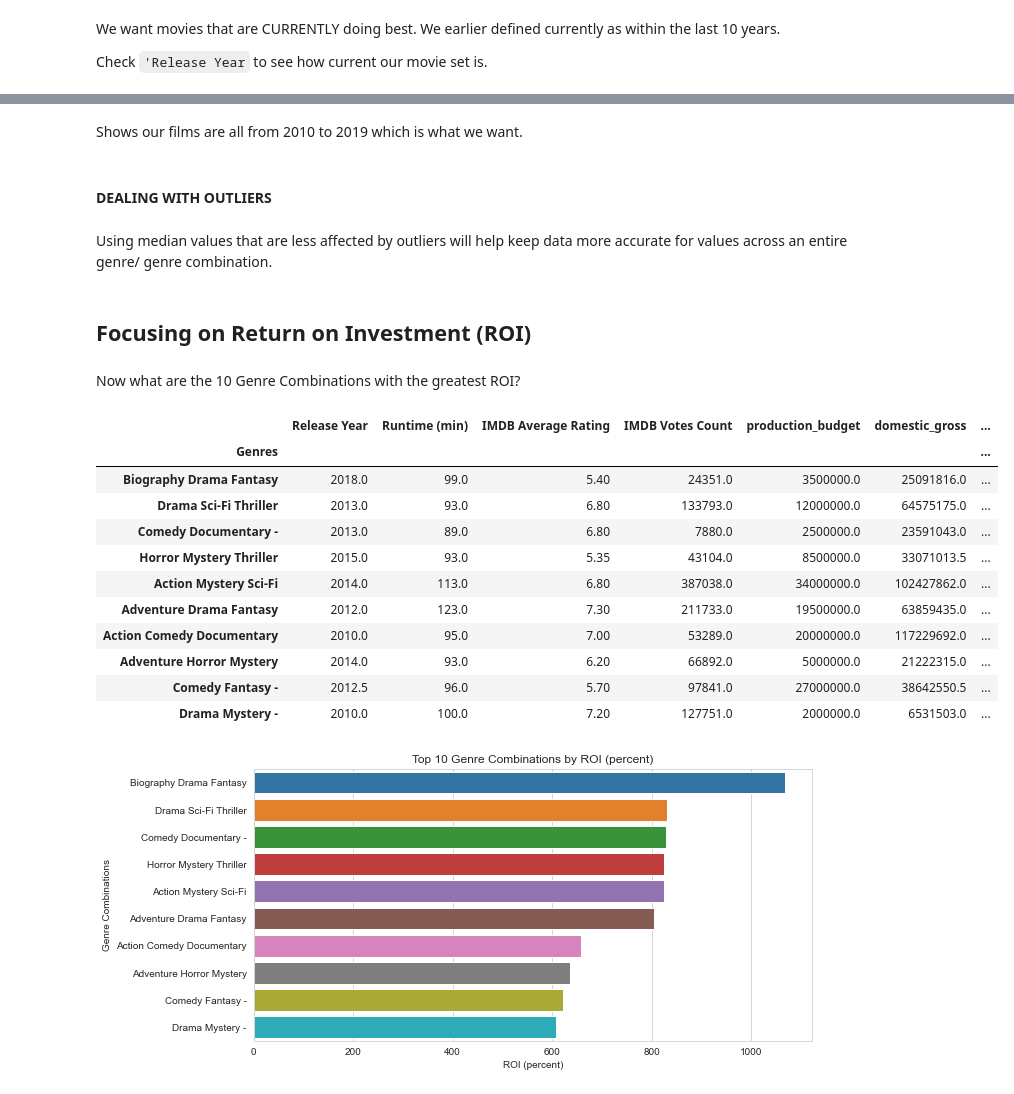
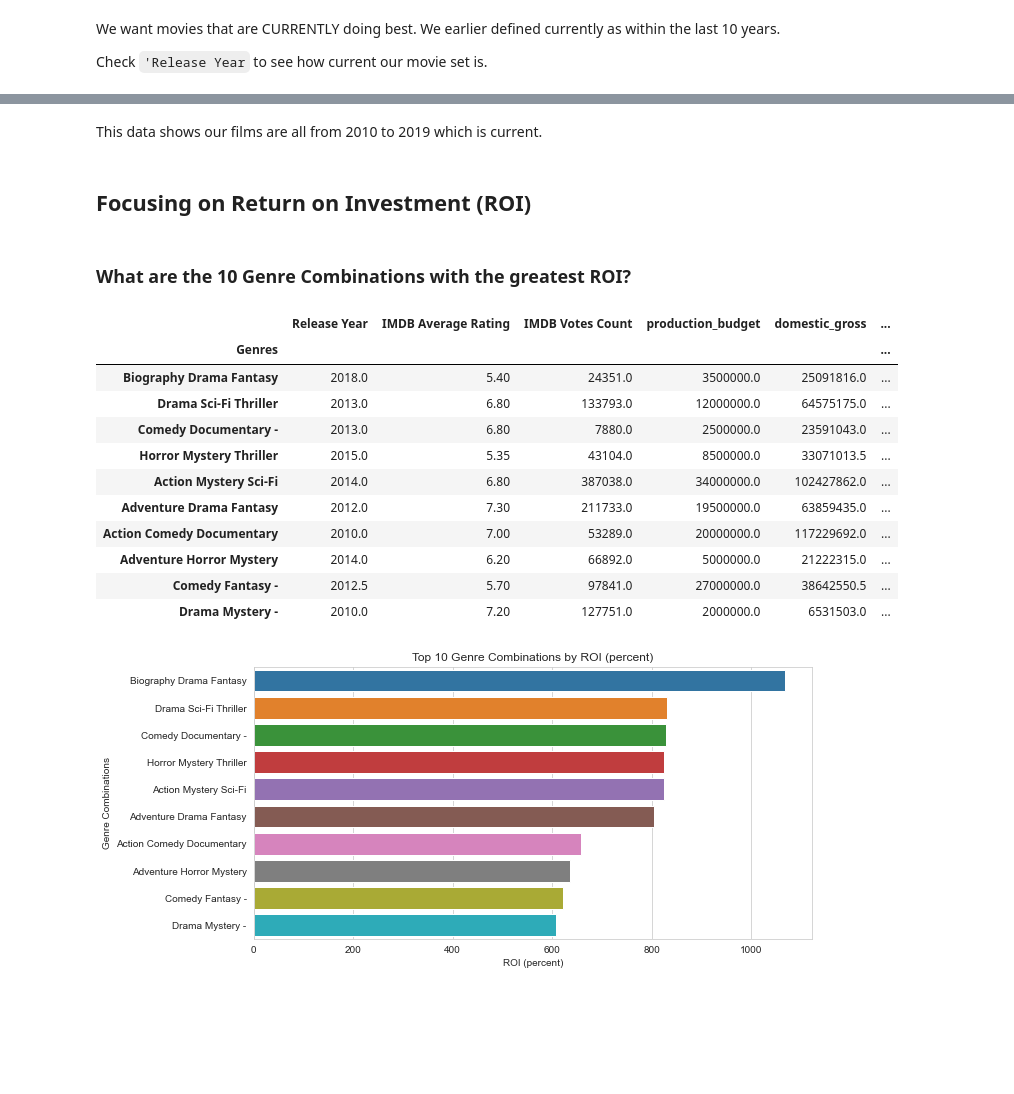
Before and after one commit to aokdata/Film_Performance_EDA, a Jupyter notebook: Film_Performance_EDA.ipynb, the cells around one changed output, grey strips where cells are left out. Cells and saved outputs as stored; diff of their text form; code cells hidden in the pictures; blank space fills up the shorter version.

```diff
--- a/Film_Performance_EDA.ipynb
+++ b/Film_Performance_EDA.ipynb
@@ -178,4 +364,4 @@ Merging based on the following columns in each data frame:
 - mov_budgets_df ('movie')
 # %%
-imdb_bud_df = imdb_df.merge(mov_budgets_df, how="inner", left_on= "Original Film Name", right_on= "movie")
+genres_budgets_df = genres_df.merge(mov_budgets_df, how="inner", left_on= "Original Film Name", right_on= "movie")
 # %%
@@ -187 +371,3 @@ imdb_bud_df= imdb_bud_df[imdb_bud_df["Release Year"] == imdb_bud_df["release_yea
+# %%
+genres_budgets_df= genres_budgets_df[genres_budgets_df["Release Year"] == genres_budgets_df["release_year"]]
 # %%
@@ -207,4 +394,4 @@ Removing unwanted columns
 # %%
-imdb_bud_df = imdb_bud_df.drop(axis=1, columns = \
-            ['id','movie','Original Film Name', 'release_year'])
+genres_budgets_df = genres_budgets_df.drop(axis=1, columns = \
+            ['id','movie','release_year'])
 # %%
@@ -371,0 +443,2 @@ Fill in None values in columns with "-" so 1 or 2 genre films can be inlcuded in
+# %%
+genres_budgets_df = genres_budgets_df.drop(axis=1, columns = ['Runtime (min)'])
@@ -448,30 +504,26 @@ genres_df['Release Year'].value_counts()
 2019     33
 Name: Release Year, dtype: int64
 # %% [markdown]
-Shows our films are all from 2010 to 2019 which is what we want.
+This data shows our films are all from 2010 to 2019 which is current.
-# %% [markdown]
-#### DEALING WITH OUTLIERS
-# %% [markdown]
-Using median values that are less affected by outliers will help keep data more accurate for values across an entire genre/ genre combination.
 # %% [markdown]
 ## Focusing on Return on Investment (ROI)
 # %% [markdown]
-Now what are the 10 Genre Combinations with the greatest ROI?
+### What are the 10 Genre Combinations with the greatest ROI?
 # %%
-top_10_genres_ROI = genres_df.groupby(['Genres']).median()\
+top_10_genres_ROI = genres_budgets_df.groupby(['Genres']).median()\
 .sort_values(by = 'ROI (percent)', ascending=False).head(10)
 
 top_10_genres_ROI
 # %% [output]
-|  | Release Year | Runtime (min) | IMDB Average Rating | IMDB Votes Count | production_budget | domestic_gross | ... |
-| Genres |  |  |  |  |  |  | ... |
-| Biography Drama Fantasy | 2018.0 | 99.0 | 5.40 | 24351.0 | 3500000.0 | 25091816.0 | ... |
-| Drama Sci-Fi Thriller | 2013.0 | 93.0 | 6.80 | 133793.0 | 12000000.0 | 64575175.0 | ... |
-| Comedy Documentary - | 2013.0 | 89.0 | 6.80 | 7880.0 | 2500000.0 | 23591043.0 | ... |
-| Horror Mystery Thriller | 2015.0 | 93.0 | 5.35 | 43104.0 | 8500000.0 | 33071013.5 | ... |
-| Action Mystery Sci-Fi | 2014.0 | 113.0 | 6.80 | 387038.0 | 34000000.0 | 102427862.0 | ... |
-| Adventure Drama Fantasy | 2012.0 | 123.0 | 7.30 | 211733.0 | 19500000.0 | 63859435.0 | ... |
-| Action Comedy Documentary | 2010.0 | 95.0 | 7.00 | 53289.0 | 20000000.0 | 117229692.0 | ... |
-| Adventure Horror Mystery | 2014.0 | 93.0 | 6.20 | 66892.0 | 5000000.0 | 21222315.0 | ... |
-| Comedy Fantasy - | 2012.5 | 96.0 | 5.70 | 97841.0 | 27000000.0 | 38642550.5 | ... |
-| Drama Mystery - | 2010.0 | 100.0 | 7.20 | 127751.0 | 2000000.0 | 6531503.0 | ... |
+|  | Release Year | IMDB Average Rating | IMDB Votes Count | production_budget | domestic_gross | ... |
+| Genres |  |  |  |  |  | ... |
+| Biography Drama Fantasy | 2018.0 | 5.40 | 24351.0 | 3500000.0 | 25091816.0 | ... |
+| Drama Sci-Fi Thriller | 2013.0 | 6.80 | 133793.0 | 12000000.0 | 64575175.0 | ... |
+| Comedy Documentary - | 2013.0 | 6.80 | 7880.0 | 2500000.0 | 23591043.0 | ... |
+| Horror Mystery Thriller | 2015.0 | 5.35 | 43104.0 | 8500000.0 | 33071013.5 | ... |
+| Action Mystery Sci-Fi | 2014.0 | 6.80 | 387038.0 | 34000000.0 | 102427862.0 | ... |
+| Adventure Drama Fantasy | 2012.0 | 7.30 | 211733.0 | 19500000.0 | 63859435.0 | ... |
+| Action Comedy Documentary | 2010.0 | 7.00 | 53289.0 | 20000000.0 | 117229692.0 | ... |
+| Adventure Horror Mystery | 2014.0 | 6.20 | 66892.0 | 5000000.0 | 21222315.0 | ... |
+| Comedy Fantasy - | 2012.5 | 5.70 | 97841.0 | 27000000.0 | 38642550.5 | ... |
+| Drama Mystery - | 2010.0 | 7.20 | 127751.0 | 2000000.0 | 6531503.0 | ... |
```
Also changed, not shown: parts of 158 cells of this notebook, 1 other file.
